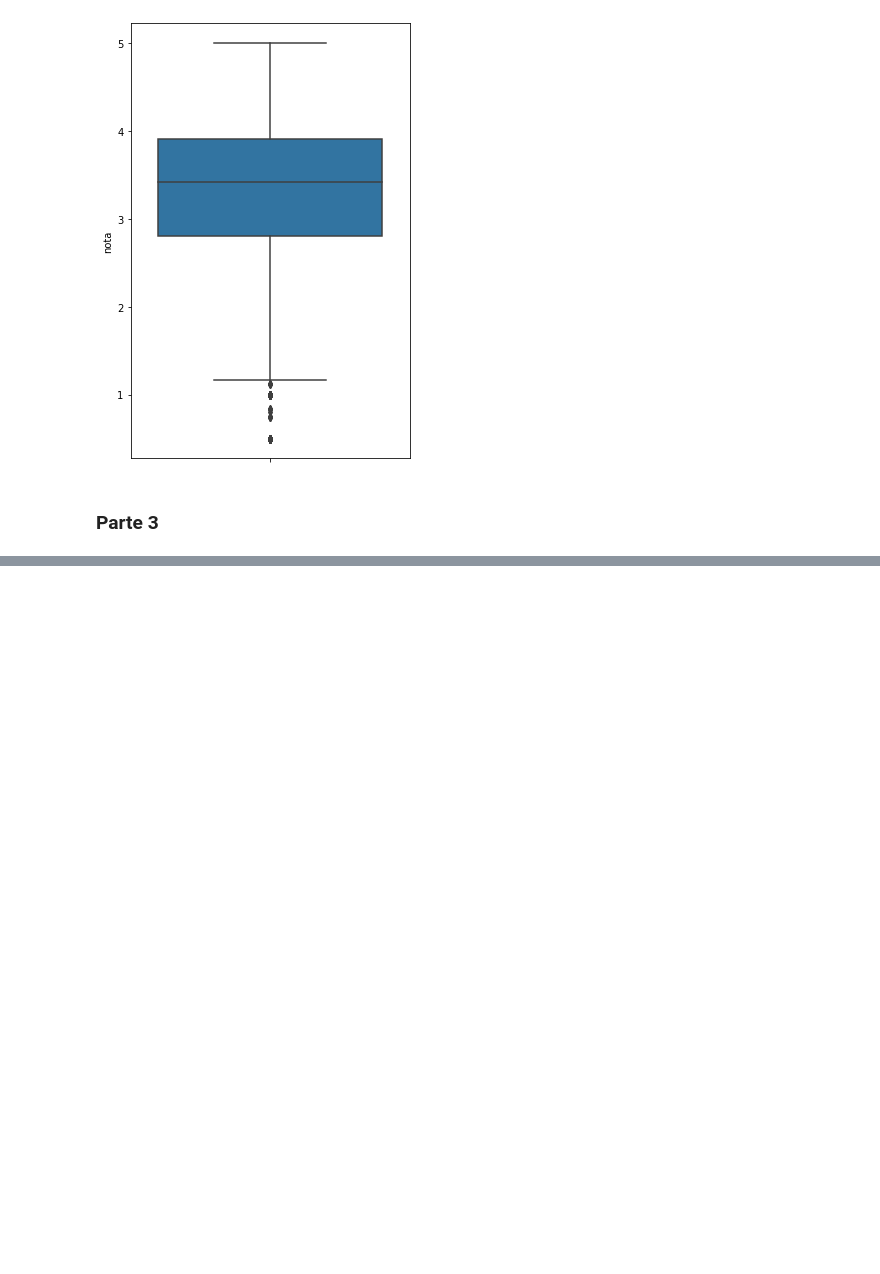
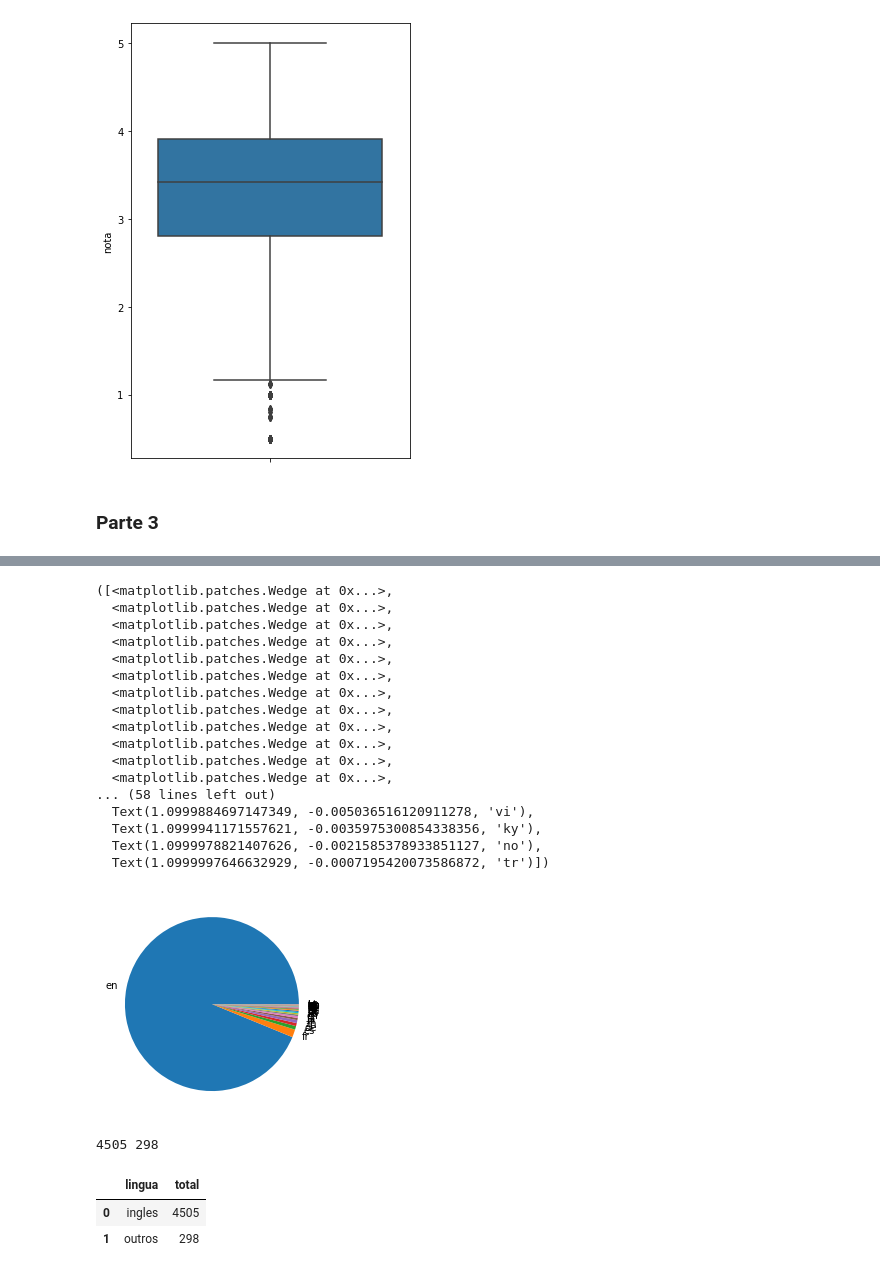
Before and after one commit to Mathtzt/data-science, a Jupyter notebook: aprendizado/data-science.ipynb, the cells around one changed output, grey strips where cells are left out. Saved outputs shown, nothing was run; the diff lists cells and outputs as text; code cells hidden in the pictures; blank space fills up the shorter version.

```diff
--- a/aprendizado/data-science.ipynb
+++ b/aprendizado/data-science.ipynb
@@ -219,0 +308,21 @@ sns.boxplot(y=medias_por_filme) # É possível config o eixo do boxplot
+# %%
+plt.pie(contagem_de_linguas["total"], labels = contagem_de_linguas["original_language"])
+# %% [output]
+([<matplotlib.patches.Wedge at 0x...>,
+  <matplotlib.patches.Wedge at 0x...>,
+  <matplotlib.patches.Wedge at 0x...>,
+  <matplotlib.patches.Wedge at 0x...>,
+  <matplotlib.patches.Wedge at 0x...>,
+  <matplotlib.patches.Wedge at 0x...>,
+  <matplotlib.patches.Wedge at 0x...>,
+  <matplotlib.patches.Wedge at 0x...>,
+  <matplotlib.patches.Wedge at 0x...>,
+  <matplotlib.patches.Wedge at 0x...>,
+  <matplotlib.patches.Wedge at 0x...>,
+  <matplotlib.patches.Wedge at 0x...>,
+... (58 lines left out)
+  Text(1.0999884697147349, -0.005036516120911278, 'vi'),
+  Text(1.0999941171557621, -0.0035975300854338356, 'ky'),
+  Text(1.0999978821407626, -0.0021585378933851127, 'no'),
+  Text(1.0999997646632929, -0.0007195420073586872, 'tr')])
+[figure, added]
@@ -219,0 +333,19 @@ sns.boxplot(y=medias_por_filme) # É possível config o eixo do boxplot
+# %%
+total_por_lingua = filmes["original_language"].value_counts()
+total_geral = total_por_lingua.sum() # somatório das linguas
+total_de_ingles = total_por_lingua.loc["en"] # método loc[] de location busca por um index específico
+total_outras_linguas = total_geral - total_de_ingles
+print(total_de_ingles, total_outras_linguas)
+# %% [output]
+4505 298
+# %%
+dados = {
+    'lingua': ['ingles', 'outros'],
+    'total': [total_de_ingles, total_outras_linguas]
+}
+dados = pd.DataFrame(dados) # sobreescrevendo a variável para já gerar um DataFrame dos valores
+dados
+# %% [output]
+|  | lingua | total |
+| 0 | ingles | 4505 |
+| 1 | outros | 298 |
```
Also changed, not shown: parts of 18 cells of this notebook, 2 other files.
